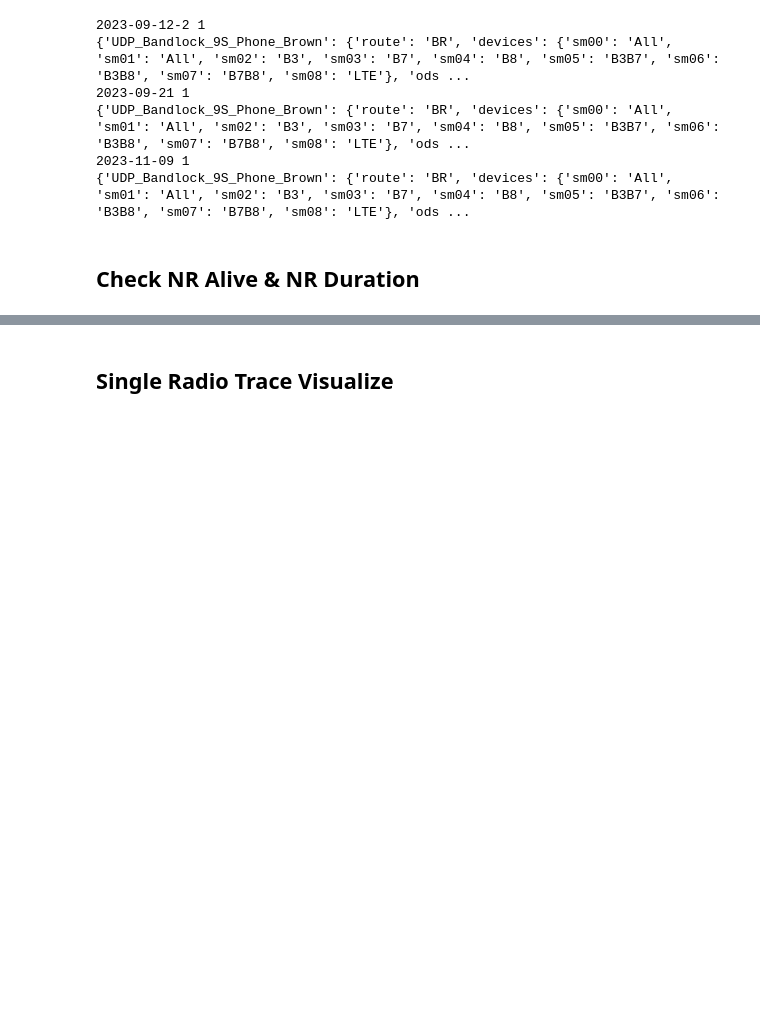
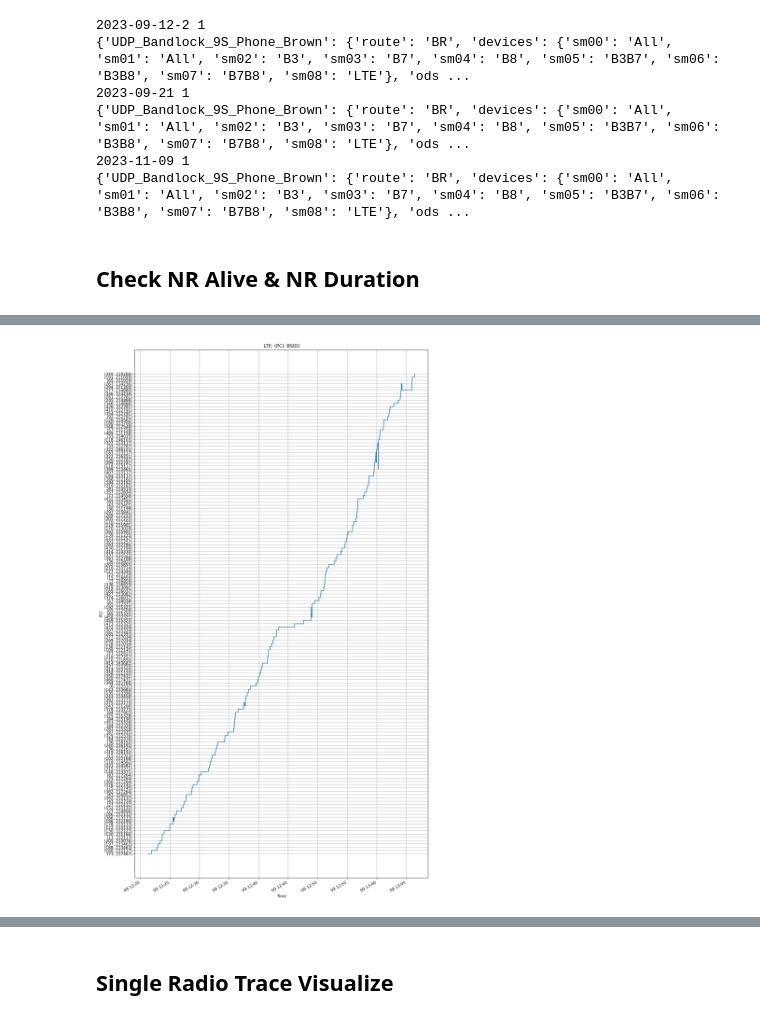
Before and after one commit to mollyy0514/wmnl-handoff-research, a Jupyter notebook: analysis/2023-11-16-comprehensive_analysis.ipynb, the cells around one changed output, grey strips where cells are left out. Drawn from its saved outputs; the diff is of its cells as text; code cells hidden in the pictures; blank space fills up the shorter version.

```diff
--- a/analysis/2023-11-16-comprehensive_analysis.ipynb
+++ b/analysis/2023-11-16-comprehensive_analysis.ipynb
@@ -923,0 +983,28 @@ X: RF Module has never been turned on. It could be under pure LTE or an anomaly.
+# %%
+ho_tmp = ho_df[np.in1d(ho_df['type'], ['LTEH', 'ENBH', 'MCGH', 'MNBH', 'SCGR-II', 'SCGC-II', 'MCGH', 'NASR'])].copy().reset_index(drop=True)
+
+# 取資料點
+ts = [ho_tmp['start'].iloc[0], *ho_tmp['end'].to_list()]
+mpci = [ho_tmp['m_src1'].iloc[0], *ho_tmp['m_tgt1'].to_list()]
+mpci = ['(' + s.split(', ')[0][1:] + ', ' + s.split(', ')[2][:-2] + ')' for s in mpci]
+
+# 創建畫布和子圖
+fig, ax = plt.subplots(figsize=(12, 20))
+
+# 繪製階梯狀圖
+ax.step(ts, mpci, where='post', label='階梯狀圖')
+
+# 添加標籤和標題
+ax.set_xlabel('Time')
+ax.set_ylabel('PCI')
+ax.set_title('LTE: (PCI, BSID)')
+
+# 網格
+ax.grid(True)
+
+# 顯示圖形
+plt.gcf().autofmt_xdate()
+plt.tight_layout()
+plt.show()
+# %% [output]
+[figure, added]
```
Also changed, not shown: parts of 15 cells of this notebook, 8 other files.
